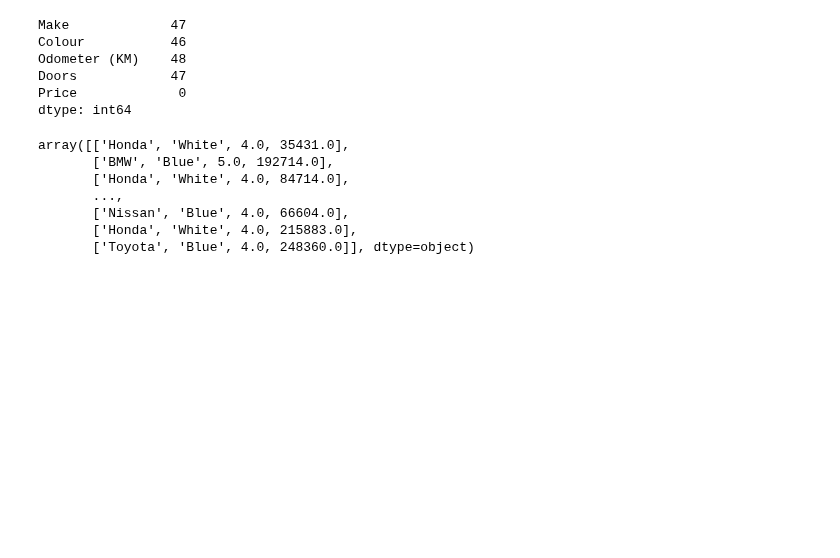
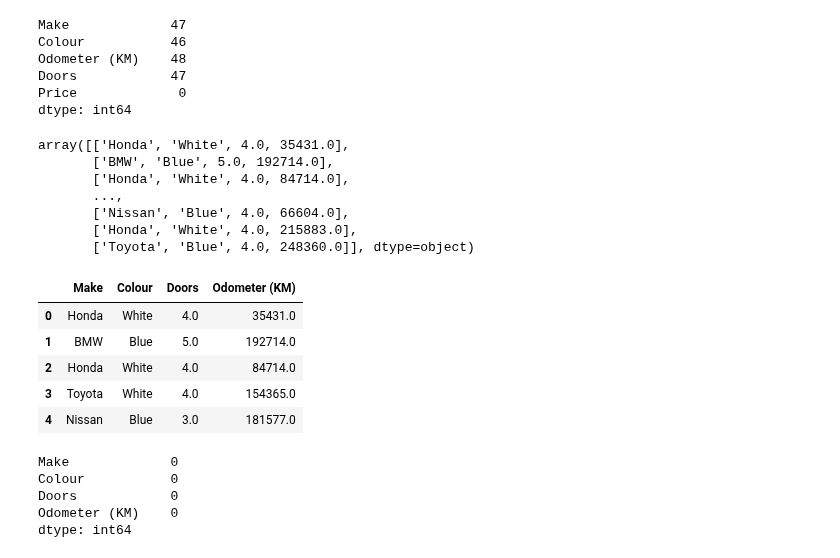
Before and after one commit to nacho481/capstone_project, a Jupyter notebook: sample_project1/ScikitLearn/introduction-to-scikit-learn.ipynb, the cells around one changed output. Cells and saved outputs as stored; diff of their text form; code cells hidden in the pictures; blank space fills up the shorter version.

Commit message:
Summary
Created a new data frame with no missing values due to previous imputation.

```diff
--- a/sample_project1/ScikitLearn/introduction-to-scikit-learn.ipynb
+++ b/sample_project1/ScikitLearn/introduction-to-scikit-learn.ipynb
@@ -674,3 +675,22 @@ array([['Honda', 'White', 4.0, 35431.0],
        ['Nissan', 'Blue', 4.0, 66604.0],
        ['Honda', 'White', 4.0, 215883.0],
        ['Toyota', 'Blue', 4.0, 248360.0]], dtype=object)
+# %%
+m_car_sales_filled = pd.DataFrame(filled_X,
+                                 columns=['Make', 'Colour', 'Doors', 'Odometer (KM)'])
+m_car_sales_filled.head()
+# %% [output]
+|  | Make | Colour | Doors | Odometer (KM) |
+| 0 | Honda | White | 4.0 | 35431.0 |
+| 1 | BMW | Blue | 5.0 | 192714.0 |
+| 2 | Honda | White | 4.0 | 84714.0 |
+| 3 | Toyota | White | 4.0 | 154365.0 |
+| 4 | Nissan | Blue | 3.0 | 181577.0 |
+# %%
+m_car_sales_filled.isna().sum()  # check missing values
+# %% [output]
+Make             0
+Colour           0
+Doors            0
+Odometer (KM)    0
+dtype: int64
```
Also changed, not shown: parts of 1 cell of this notebook.
